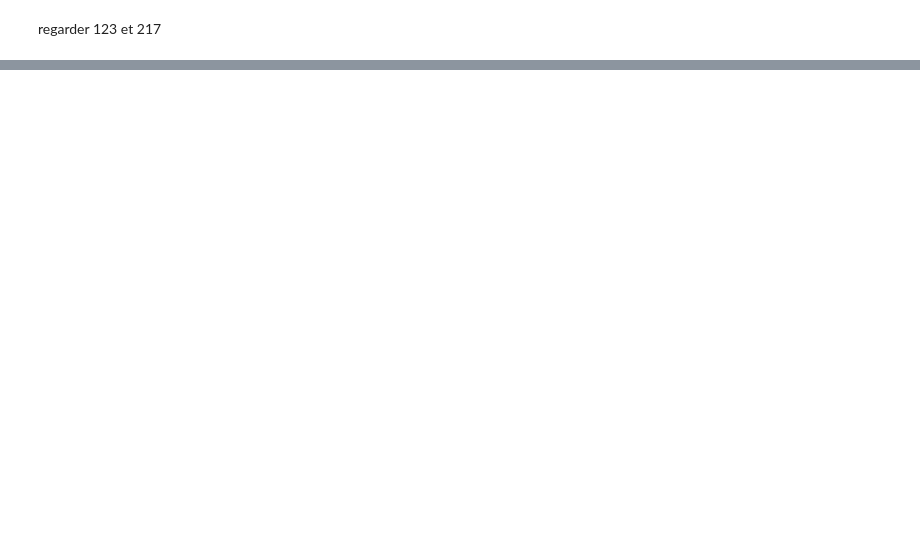
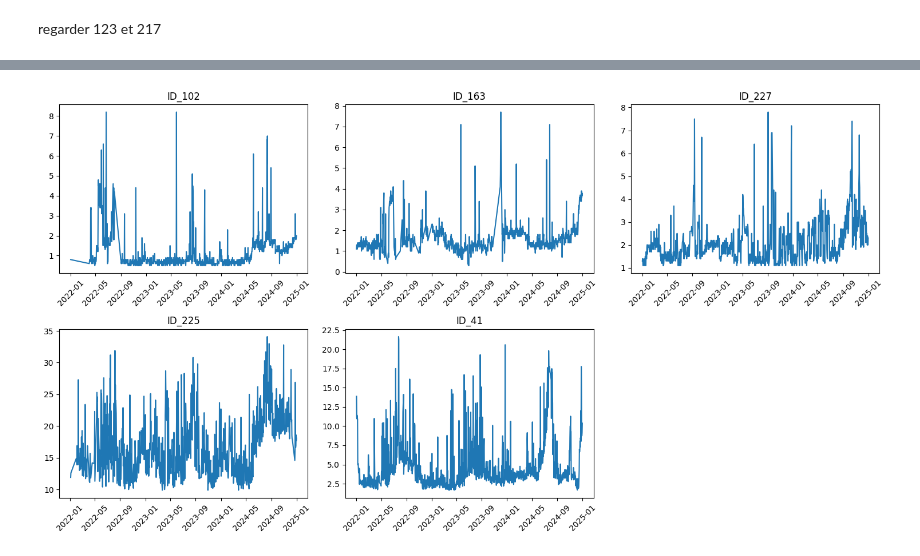
Before and after one commit to montagneForEver/ML_consommation_eau, a Jupyter notebook: exploration_finale.ipynb, the cells around one changed output, grey strips where cells are left out. Saved outputs shown, nothing was run; the diff lists cells and outputs as text; code cells hidden in the pictures; blank space fills up the shorter version.

```diff
--- a/exploration_finale.ipynb
+++ b/exploration_finale.ipynb
@@ -748,0 +776,4 @@ serief.plot()
+# %%
+impression(data_with_fft,libelles=metric_fuite.sort_values('metric',ascending=False)['libelle'].head())
+# %% [output]
+[figure, added]
```
Also changed, not shown: parts of 8 cells of this notebook, 1 other file.
